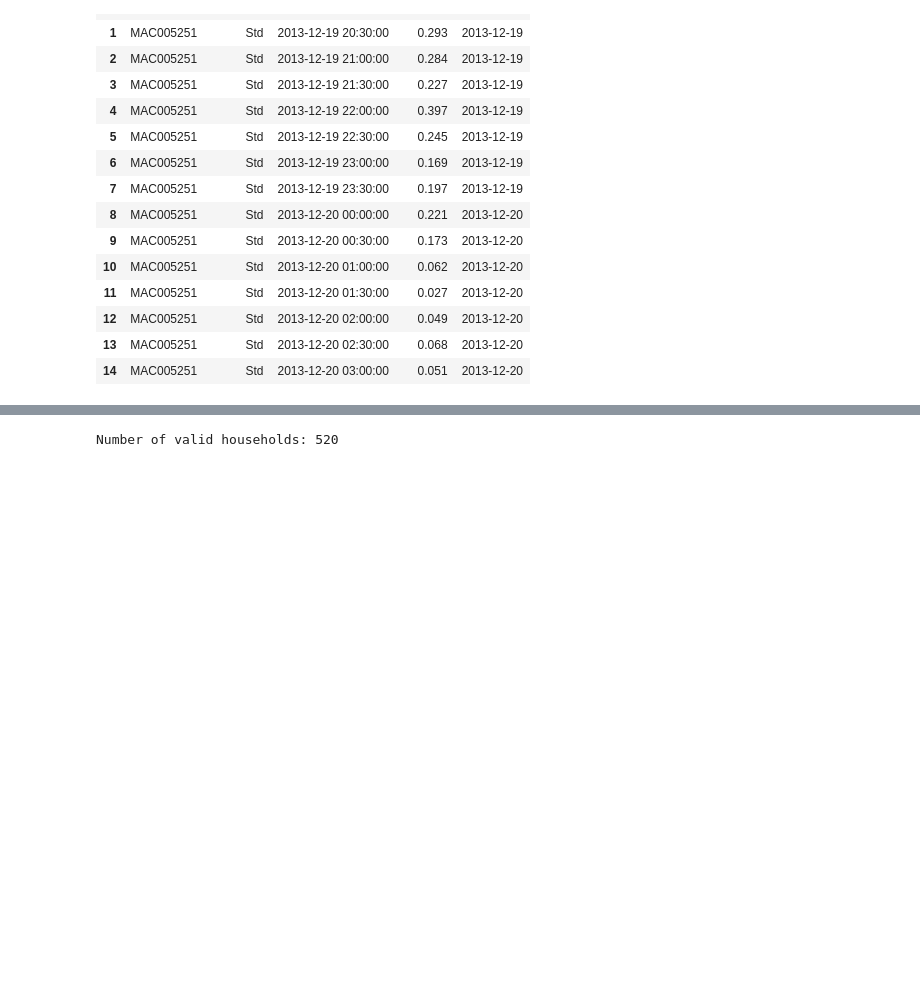
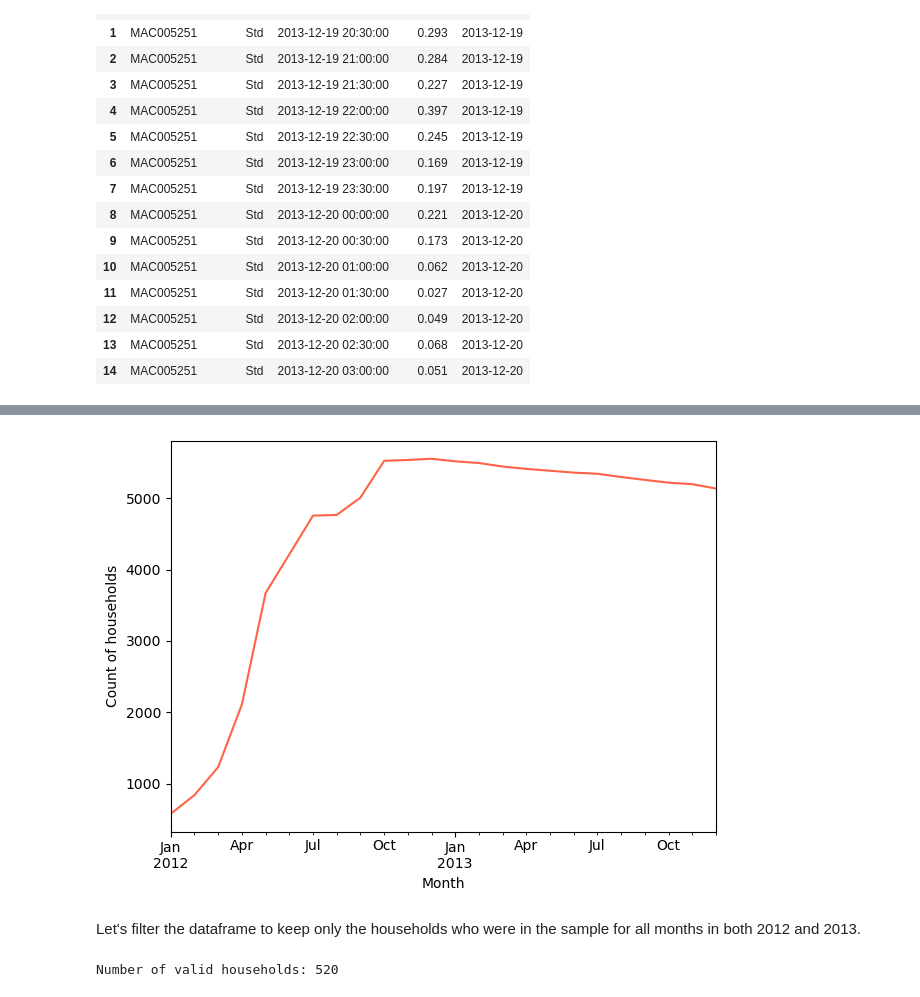
Before and after one commit to AlvaroCorrales/smart-meters-london, a Jupyter notebook: EDA and FE.ipynb, the cells around one changed output, grey strips where cells are left out. Cells and saved outputs as stored; diff of their text form; code cells hidden in the pictures; blank space fills up the shorter version.

```diff
--- a/EDA and FE.ipynb
+++ b/EDA and FE.ipynb
@@ -508,0 +510,31 @@ I worry that we won't have more than anecdotal information for some households,
+# %%
+# # Convert DateTime column to pandas datetime if not already done
+# df['Date'] = pd.to_datetime(df['Date'])
+
+# # Extract year and month from DateTime
+# df['Year'] = df['Date'].dt.year
+# df['Month'] = df['Date'].dt.month
+
+# # Filter the data for 2012 and 2013
+# df_filtered = df[df['Year'].isin([2012, 2013])]
+
+# # Generate a month-year variable by concatenating Year and Month as strings
+# df_filtered['month_year'] = df_filtered['Year'].astype(str) + '-' + df_filtered['Month'].astype(str).str.zfill(2)
+
+# # Group by month and year, to count the number of unique households in each month
+# month_participation_count = df_filtered.groupby(['month_year'])['LCLid'].nunique()
+
+# # Display the head of the result
+# month_participation_count.head()
+
+# Convert Date column to pandas datetime format (if not already done)
+df['Date'] = pd.to_datetime(df['Date'])
+
+# Filter data for the years 2012 and 2013 using the Date column
+df_filtered = df[(df['Date'] >= '2012-01-01') & (df['Date'] <= '2013-12-31')]
+
+# Group by Year-Month using pd.Grouper, and count unique households
+month_participation_count = df_filtered.groupby(pd.Grouper(key='Date', freq='M'))['LCLid'].nunique()
+
+# Display the head of the result
+month_participation_count.head()
@@ -509,2 +549,15 @@ I worry that we won't have more than anecdotal information for some households,
+# %%
+# Display the head of the result
+month_participation_count.plot(color = 'tomato')
+plt.xlabel('Month')
+plt.ylabel('Count of households')
+# plt.title('Count of households in LCL Project (2012-2013)')
+plt.tight_layout()
+plt.savefig('Images/experiment_uptake.png')
+plt.show()
+# %% [output]
+[figure, added]
+# %% [markdown]
+Let's filter the dataframe to keep only the households who were in the sample for all months in both 2012 and 2013.
 # %%
 # Convert DateTime column to pandas datetime if not already done
```
Also changed, not shown: parts of 9 cells of this notebook.
